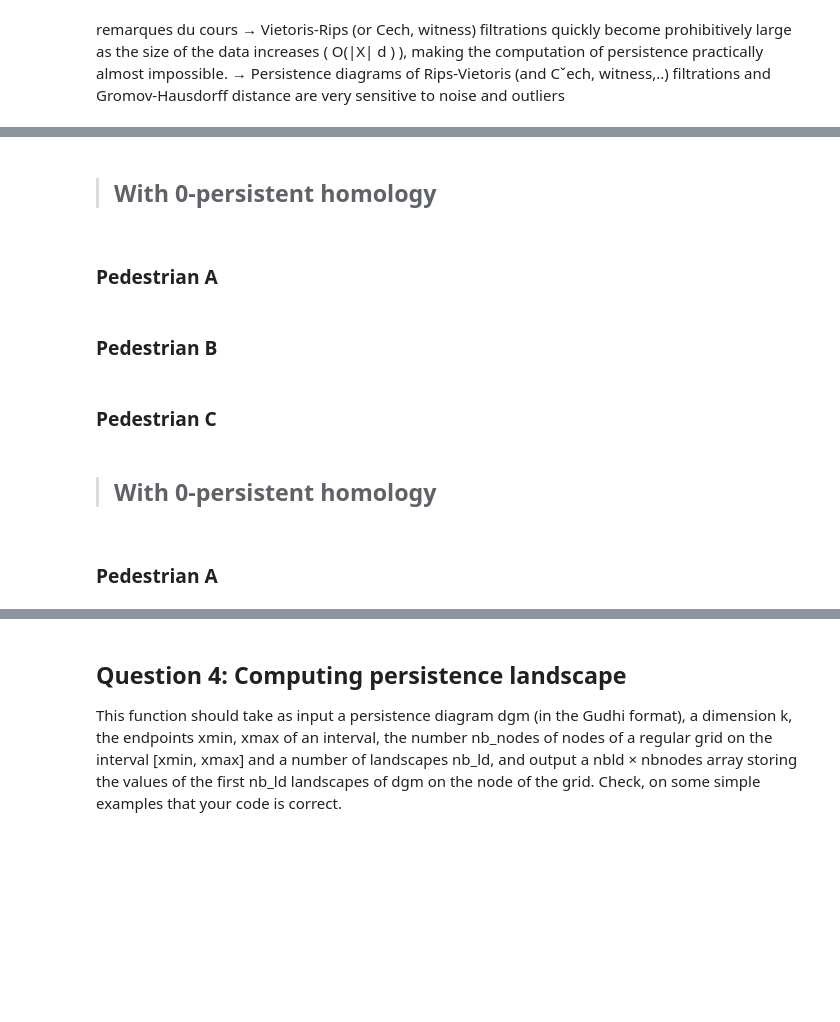
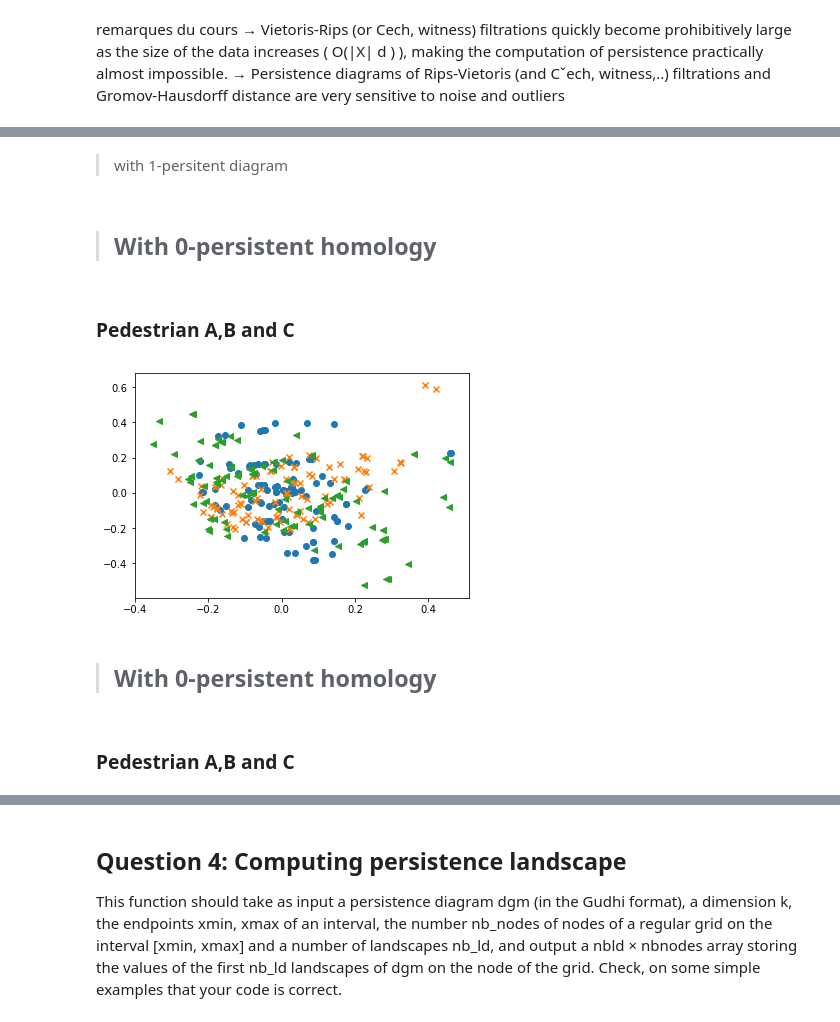
Before and after one commit to melisandeteng/PersistentHomology, a Jupyter notebook: dataSmartphoneProject.ipynb, the cells around one changed output, grey strips where cells are left out. Cells and saved outputs as stored; diff of their text form; code cells hidden in the pictures; blank space fills up the shorter version.

```diff
--- a/dataSmartphoneProject.ipynb
+++ b/dataSmartphoneProject.ipynb
@@ -53,7 +47,7 @@ In order to draw the 0-dimensional persistence diagram of the Rips filtrations,
 # %% [markdown]
 > __parameter to tune is the maxEdgeLen__
 # %%
-def build_0_persistent_diag(dataset, maxEdgeLen=10000):
+def build_0_persistent_diag(dataset, maxEdgeLen=10):
     persist=[]
     for i in range(len(dataset)):
         rips = gudhi.RipsComplex(points=dataset[i],max_edge_length=maxEdgeLen)
@@ -127,0 +134,6 @@ matrix_bottleneck_distance_C_1=computeMatrixBottleneckDistance(diagC_1)
+# %%
+matrix_bottleneck_distance_A_0=computeMatrixBottleneckDistance(diagA_0_pairs)
+matrix_bottleneck_distance_B_0=computeMatrixBottleneckDistance(diagB_0_pairs)
+matrix_bottleneck_distance_C_0=computeMatrixBottleneckDistance(diagC_0_pairs)
+# %% [markdown]
+> with 1-persitent diagram
@@ -128,16 +144,24 @@ matrix_bottleneck_distance_C_1=computeMatrixBottleneckDistance(diagC_1)
 # %% [markdown]
 > ## With 0-persistent homology
 # %% [markdown]
-### Pedestrian A
+### Pedestrian A,B and C
 # %%
 mds2 = manifold.MDS(n_components=2, max_iter=3000, eps=1e-9,
                    dissimilarity="precomputed", n_jobs=1)
-pos = mds2.fit(matrix_bottleneck_distance_A_0).embedding_
+posA = mds2.fit(matrix_bottleneck_distance_A_0).embedding_
+posB = mds2.fit(matrix_bottleneck_distance_B_0).embedding_
+posC = mds2.fit(matrix_bottleneck_distance_C_0).embedding_
 
 plt.subplots_adjust(bottom = 0.1)
 plt.scatter(
-    pos[:, 0], pos[:, 1], marker = 'o'
+    posA[:, 0], posA[:, 1], marker = 'o'
+    )
+plt.scatter(
+    posB[:, 0], posB[:, 1], marker = 'x'
+    )
+plt.scatter(
+    posC[:, 0], posC[:, 1], marker = '<'
     )
 plt.show()
+# %% [output]
+[figure, added]
-# %% [markdown]
-### Pedestrian B
@@ -154,2 +167,0 @@ plt.show()
-# %% [markdown]
-### Pedestrian C
@@ -166,7 +168,7 @@ plt.show()
 # %% [markdown]
 > ## With 0-persistent homology
 # %% [markdown]
-### Pedestrian A
+### Pedestrian A,B and C
 # %%
 mds2 = manifold.MDS(n_components=2, max_iter=3000, eps=1e-9,
                    dissimilarity="precomputed", n_jobs=1)
```
Also changed, not shown: parts of 36 cells of this notebook.
